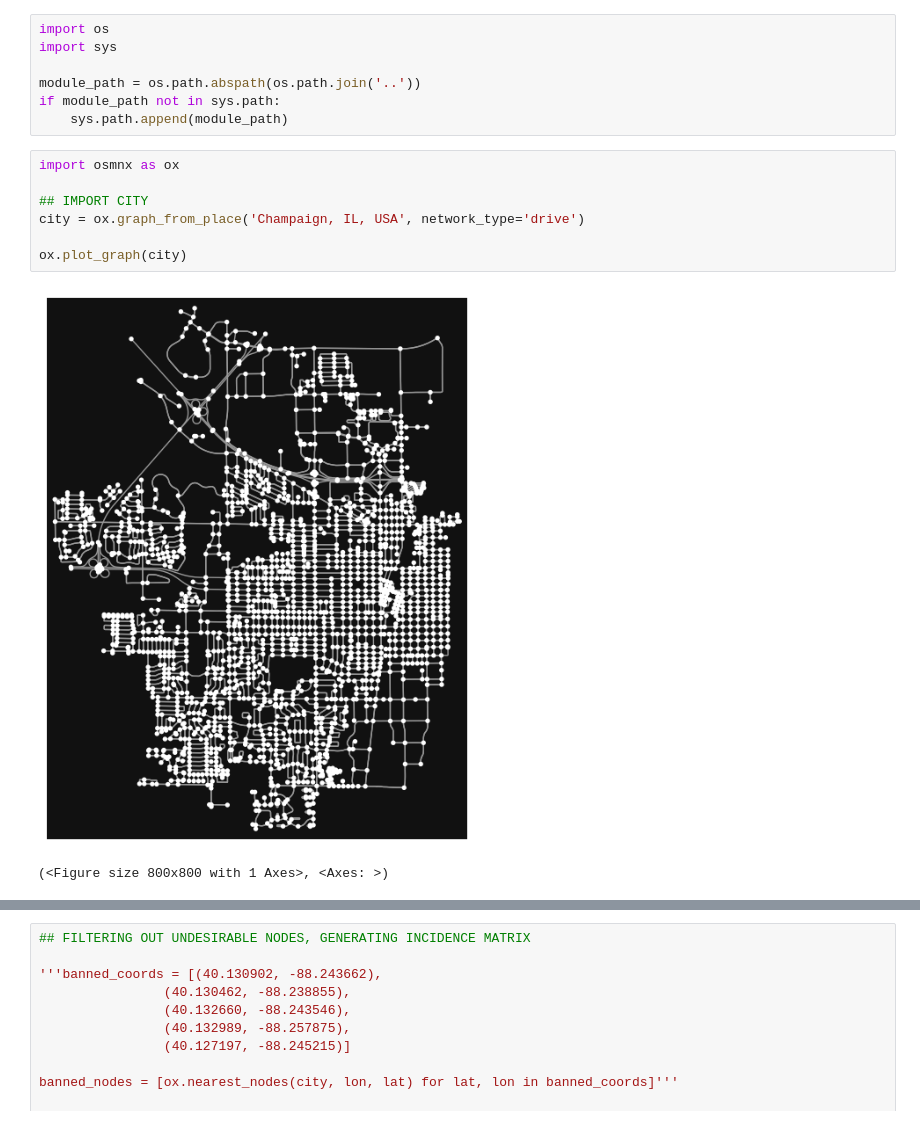
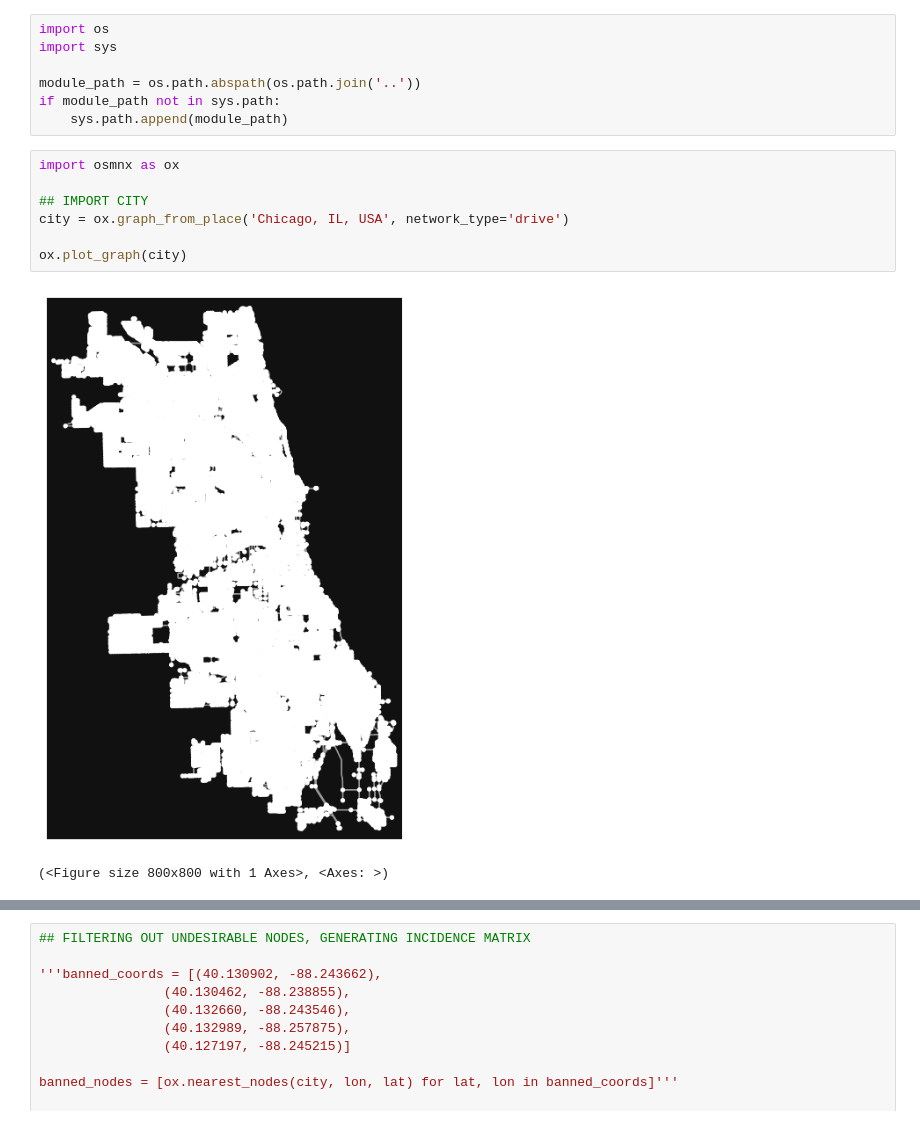
Before and after one commit to jcrayb/transport-research-project, a Jupyter notebook: osmnx/champaign.ipynb, the cells around one changed output, grey strips where cells are left out. Drawn from its saved outputs; the diff is of its cells as text.

```diff
--- a/osmnx/champaign.ipynb
+++ b/osmnx/champaign.ipynb
@@ -8,12 +8,12 @@ if module_path not in sys.path:
 # %%
 import osmnx as ox
 
 ## IMPORT CITY
-city = ox.graph_from_place('Champaign, IL, USA', network_type='drive')
+city = ox.graph_from_place('Chicago, IL, USA', network_type='drive')
 
 ox.plot_graph(city)
 # %% [output]
-[figure, old version]
+[figure, new version]
 (<Figure size 800x800 with 1 Axes>, <Axes: >)
 # %%
 import networkx as nx
```
Also changed, not shown: parts of 3 cells of this notebook, 13 other files.
